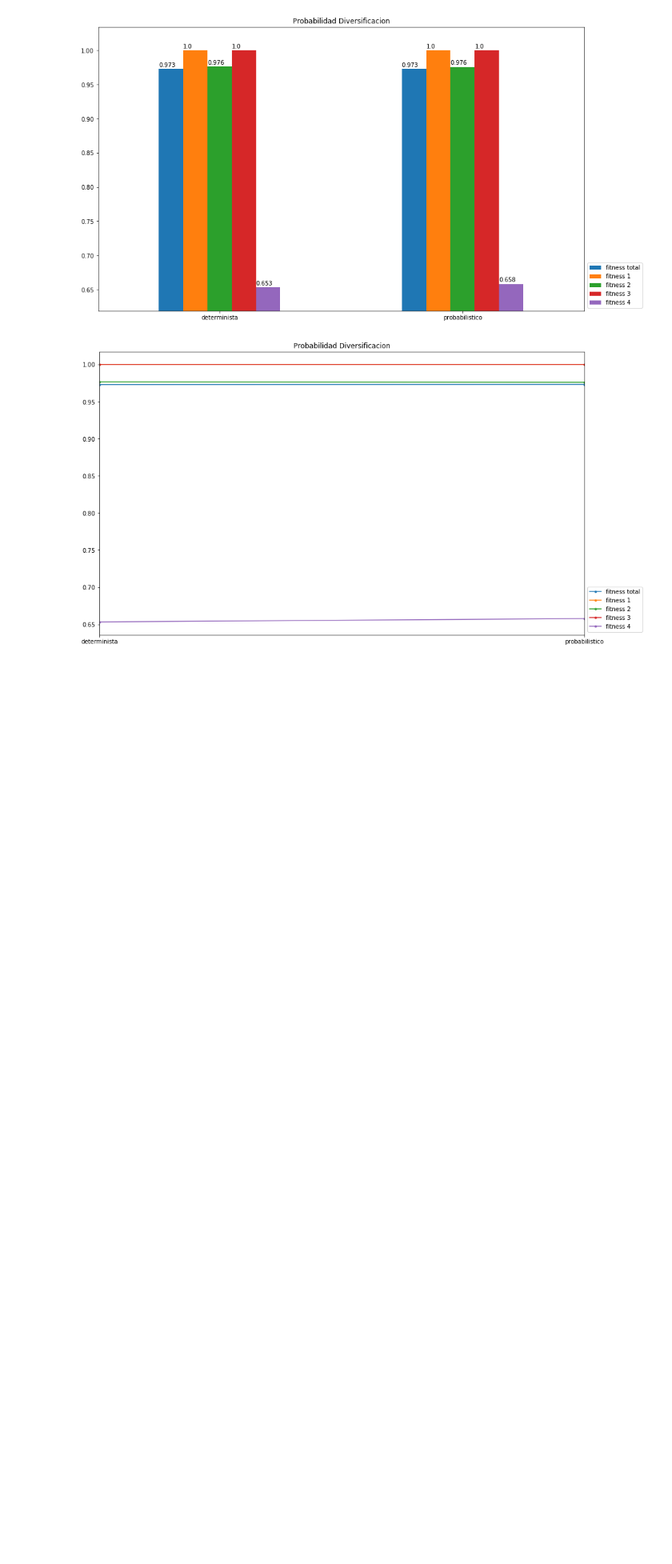
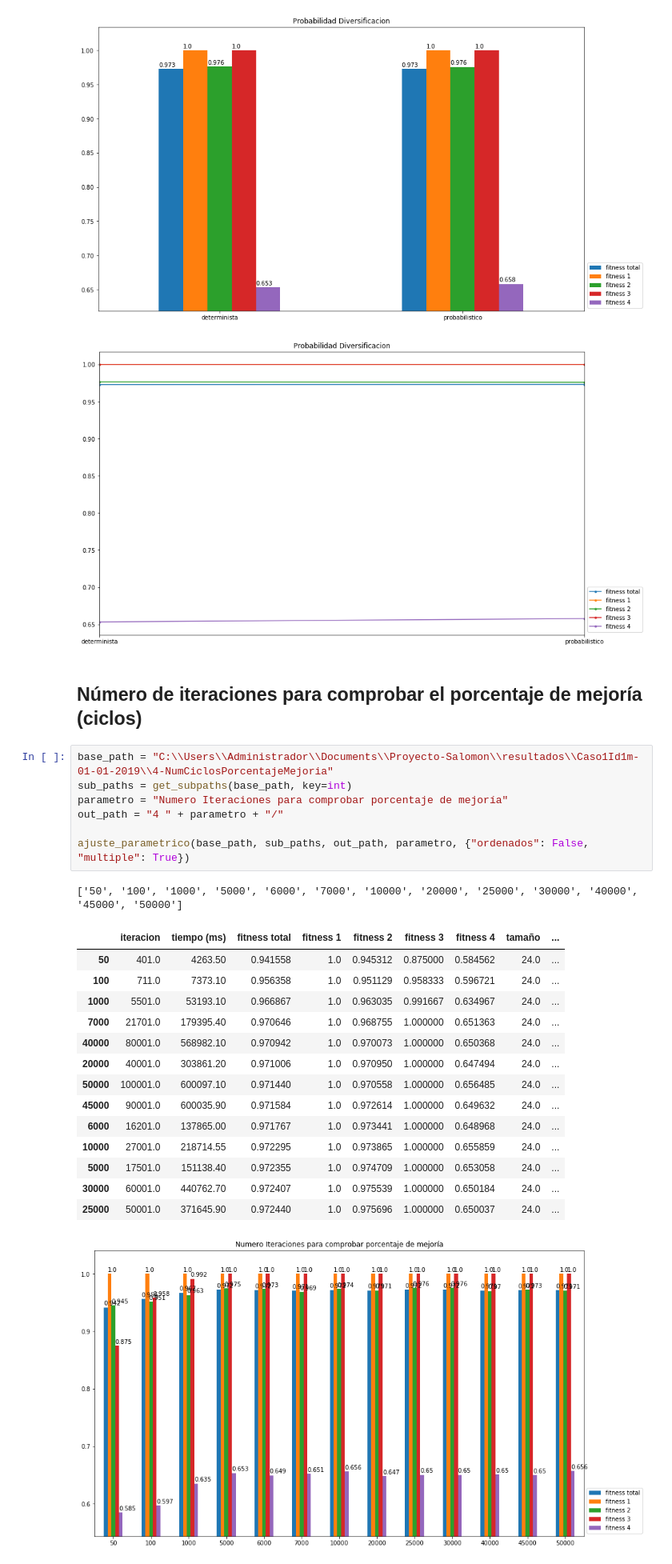
Before and after one commit to zerolfer/TFM-graficador, a Jupyter notebook: ajuste-parametrico/Ajuste-parametrico-documento.ipynb, the cells around one changed output. Shown at 80% size. Saved outputs shown, nothing was run; the diff lists cells and outputs as text; blank space fills up the shorter version.

```diff
--- a/ajuste-parametrico/Ajuste-parametrico-documento.ipynb
+++ b/ajuste-parametrico/Ajuste-parametrico-documento.ipynb
@@ -254,3 +254,29 @@ ajuste_parametrico(base_path, sub_paths, out_path, parametro)
 [figure]
 [figure]
 [figure]
+# %% [markdown]
+## Número de iteraciones para comprobar el porcentaje de mejoría (ciclos)
+# %%
+base_path = "C:\\Users\\Administrador\\Documents\\Proyecto-Salomon\\resultados\\Caso1Id1m-01-01-2019\\4-NumCiclosPorcentajeMejoria"
+sub_paths = get_subpaths(base_path, key=int)
+parametro = "Numero Iteraciones para comprobar porcentaje de mejoría"
+out_path = "4 " + parametro + "/"
+
+ajuste_parametrico(base_path, sub_paths, out_path, parametro, {"ordenados": False, "multiple": True})
+# %% [output]
+['50', '100', '1000', '5000', '6000', '7000', '10000', '20000', '25000', '30000', '40000', '45000', '50000']
+|  | iteracion | tiempo (ms) | fitness total | fitness 1 | fitness 2 | fitness 3 | fitness 4 | tamaño | ... |
+| 50 | 401.0 | 4263.50 | 0.941558 | 1.0 | 0.945312 | 0.875000 | 0.584562 | 24.0 | ... |
+| 100 | 711.0 | 7373.10 | 0.956358 | 1.0 | 0.951129 | 0.958333 | 0.596721 | 24.0 | ... |
+| 1000 | 5501.0 | 53193.10 | 0.966867 | 1.0 | 0.963035 | 0.991667 | 0.634967 | 24.0 | ... |
+| 7000 | 21701.0 | 179395.40 | 0.970646 | 1.0 | 0.968755 | 1.000000 | 0.651363 | 24.0 | ... |
+| 40000 | 80001.0 | 568982.10 | 0.970942 | 1.0 | 0.970073 | 1.000000 | 0.650368 | 24.0 | ... |
+| 20000 | 40001.0 | 303861.20 | 0.971006 | 1.0 | 0.970950 | 1.000000 | 0.647494 | 24.0 | ... |
+| 50000 | 100001.0 | 600097.10 | 0.971440 | 1.0 | 0.970558 | 1.000000 | 0.656485 | 24.0 | ... |
+| 45000 | 90001.0 | 600035.90 | 0.971584 | 1.0 | 0.972614 | 1.000000 | 0.649632 | 24.0 | ... |
+| 6000 | 16201.0 | 137865.00 | 0.971767 | 1.0 | 0.973441 | 1.000000 | 0.648968 | 24.0 | ... |
+| 10000 | 27001.0 | 218714.55 | 0.972295 | 1.0 | 0.973865 | 1.000000 | 0.655859 | 24.0 | ... |
+| 5000 | 17501.0 | 151138.40 | 0.972355 | 1.0 | 0.974709 | 1.000000 | 0.653058 | 24.0 | ... |
+| 30000 | 60001.0 | 440762.70 | 0.972407 | 1.0 | 0.975539 | 1.000000 | 0.650184 | 24.0 | ... |
+| 25000 | 50001.0 | 371645.90 | 0.972440 | 1.0 | 0.975696 | 1.000000 | 0.650037 | 24.0 | ... |
+[figure, added]
```
Also changed, not shown: parts of 3 cells of this notebook, 1 other file.
